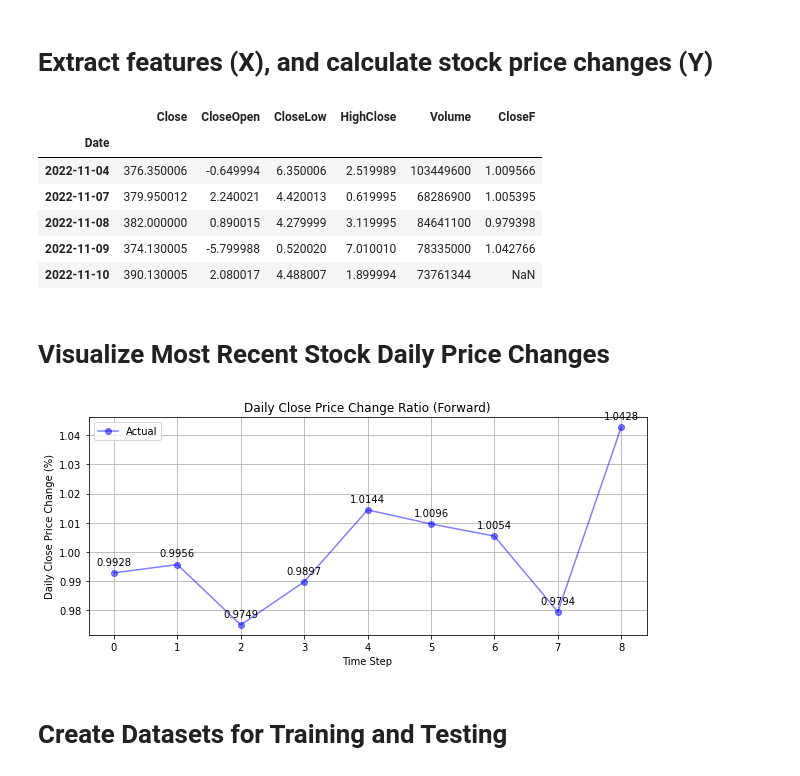
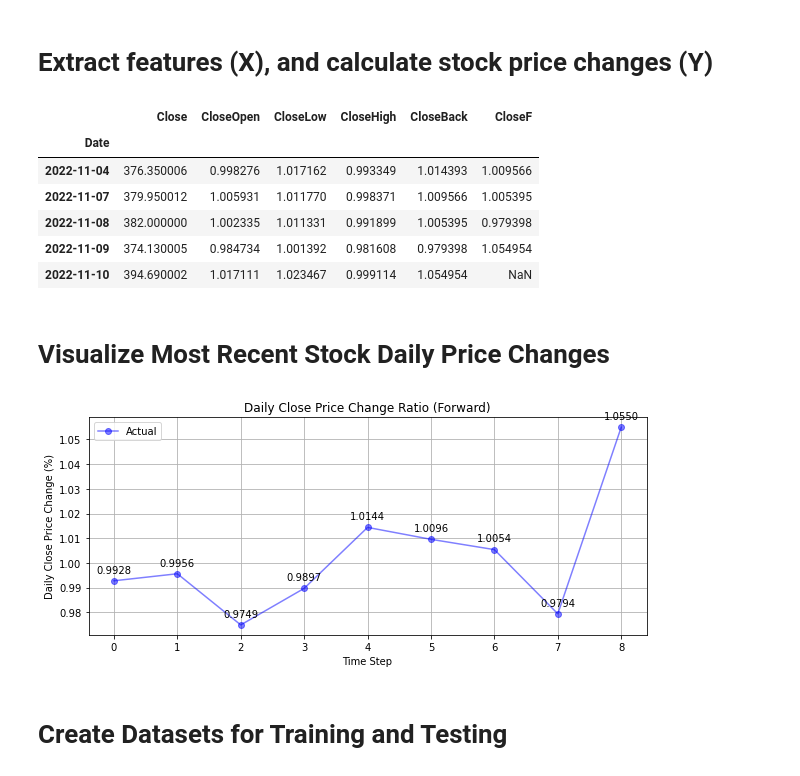
Before and after one commit to yi-miao/Predict-Daily-Stock-Price-Changes-with-Candlestick-and-LSTM, a Jupyter notebook: code/PredictDailyStockPriceChangesWithCandlestickandLSTM.ipynb, the cells around one changed output. Cells and saved outputs as stored; diff of their text form; code cells hidden in the pictures.

```diff
--- a/code/PredictDailyStockPriceChangesWithCandlestickandLSTM.ipynb
+++ b/code/PredictDailyStockPriceChangesWithCandlestickandLSTM.ipynb
@@ -51,26 +51,29 @@ df.tail()
 # %%
 import pandas as pd
 
 df = pd.read_pickle('stock_all.data')
 
 # using previous day's value if missing
 df.ffill(inplace=True)
 
 # Candlestick: Body and Wicks (Tails)
-df['CloseOpen'] = df['Close']-df['Open']
-df['CloseLow'] = df['Close']-df['Low']
-df['HighClose'] = df['High']-df['Close']
+df['CloseOpen'] = df['Close']/df['Open']
+df['CloseLow'] = df['Close']/df['Low']
+df['CloseHigh'] = df['Close']/df['High']
+df['CloseBack'] = df['Close']/df['Close'].shift(1)
+df.fillna(1.0, inplace=True)
+
 df['CloseF'] = df['Close'].shift(-1)/df['Close']
 
-df[['Close','CloseOpen','CloseLow','HighClose','Volume','CloseF']].tail()
+df[['Close','CloseOpen','CloseLow','CloseHigh','CloseBack','CloseF']].tail()
 # %% [output]
-|  | Close | CloseOpen | CloseLow | HighClose | Volume | CloseF |
+|  | Close | CloseOpen | CloseLow | CloseHigh | CloseBack | CloseF |
 | Date |  |  |  |  |  |  |
-| 2022-11-04 | 376.350006 | -0.649994 | 6.350006 | 2.519989 | 103449600 | 1.009566 |
-| 2022-11-07 | 379.950012 | 2.240021 | 4.420013 | 0.619995 | 68286900 | 1.005395 |
-| 2022-11-08 | 382.000000 | 0.890015 | 4.279999 | 3.119995 | 84641100 | 0.979398 |
-| 2022-11-09 | 374.130005 | -5.799988 | 0.520020 | 7.010010 | 78335000 | 1.042766 |
-| 2022-11-10 | 390.130005 | 2.080017 | 4.488007 | 1.899994 | 73761344 | NaN |
+| 2022-11-04 | 376.350006 | 0.998276 | 1.017162 | 0.993349 | 1.014393 | 1.009566 |
+| 2022-11-07 | 379.950012 | 1.005931 | 1.011770 | 0.998371 | 1.009566 | 1.005395 |
+| 2022-11-08 | 382.000000 | 1.002335 | 1.011331 | 0.991899 | 1.005395 | 0.979398 |
+| 2022-11-09 | 374.130005 | 0.984734 | 1.001392 | 0.981608 | 0.979398 | 1.054954 |
+| 2022-11-10 | 394.690002 | 1.017111 | 1.023467 | 0.999114 | 1.054954 | NaN |
 # %% [markdown]
 # Visualize Most Recent Stock Daily Price Changes
 # %%
@@ -104,7 +107,7 @@ for x,y in zip(xs,ys):
 plt.legend()
 plt.show()
 # %% [output]
-[figure, old version]
+[figure, new version]
 # %% [markdown]
 # Create Datasets for Training and Testing
 # %%
```
Also changed, not shown: parts of 7 cells of this notebook.
